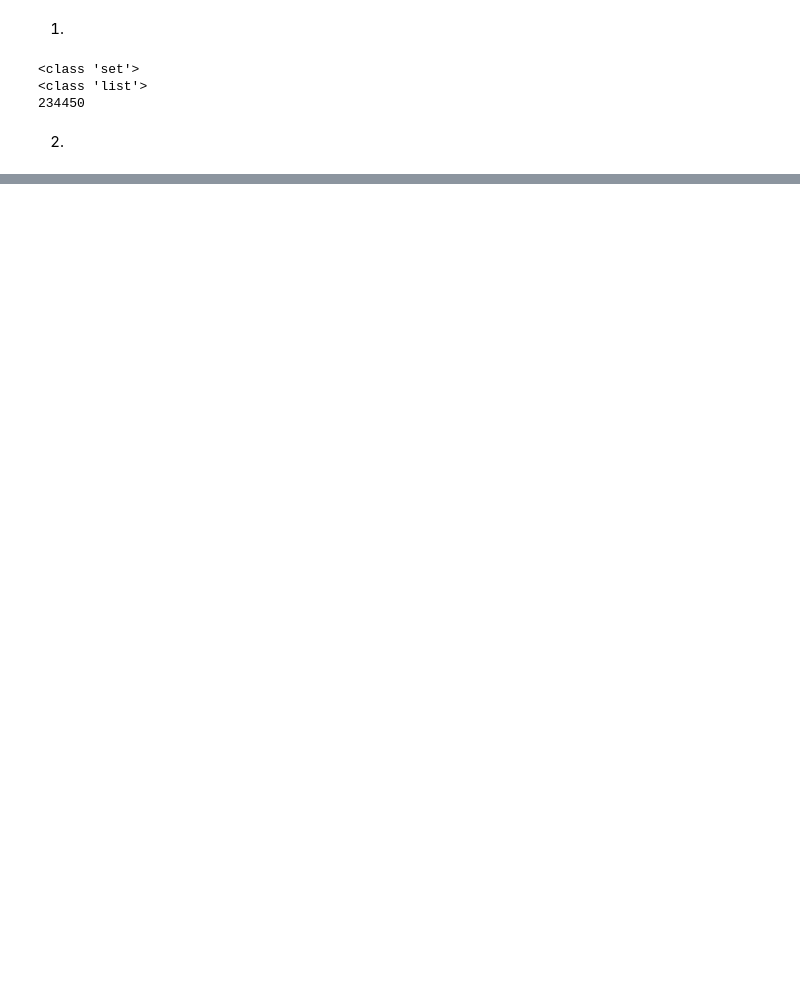
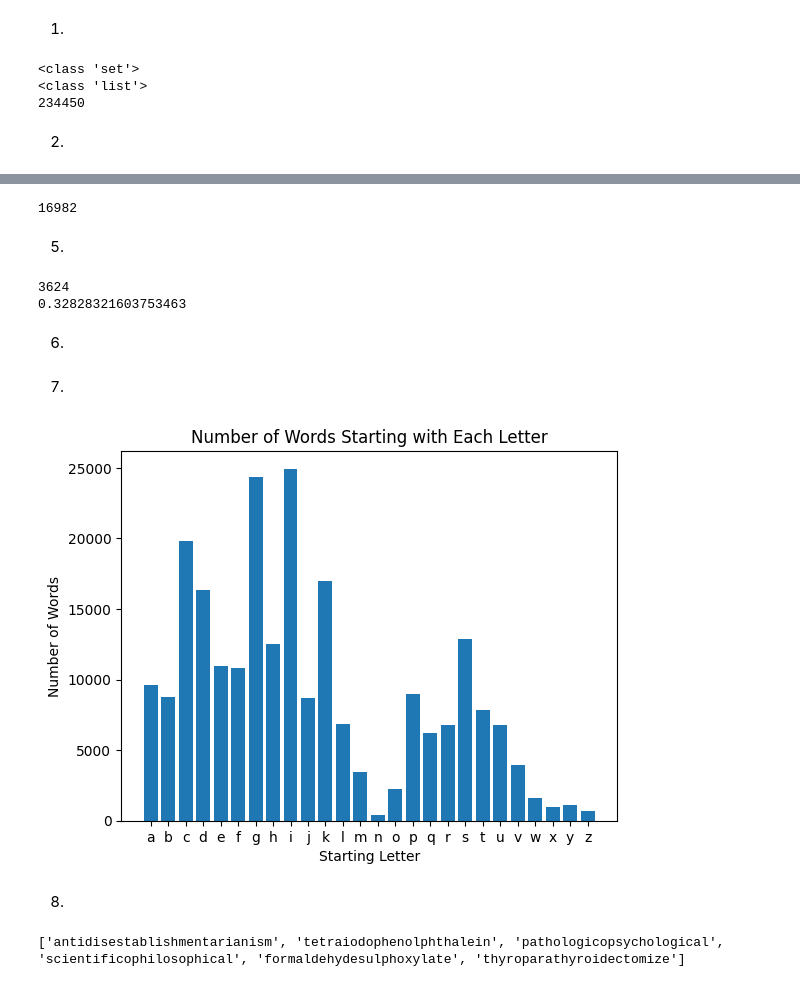
Before and after one commit to paigemb4/DS1002, a Jupyter notebook: words_hw.ipynb, the cells around one changed output, grey strips where cells are left out. Saved outputs shown, nothing was run; the diff lists cells and outputs as text; code cells hidden in the pictures; blank space fills up the shorter version.

```diff
--- a/words_hw.ipynb
+++ b/words_hw.ipynb
@@ -36,0 +50,30 @@ TypeError: list indices must be integers or slices, not tuple
+# %%
+count = 0
+for word in wordlist:
+  if word.startswith('a'):
+    count += 1
+print(count)
+# %% [output]
+16982
+# %% [markdown]
+5.
+# %%
+#words with q
+count_q = 0
+for word in wordlist:
+  if 'q' in word:
+    count_q += 1
+print(count_q)
+
+#fraction of words without e
+count_not_e = 0
+for word in wordlist:
+  if 'e' not in word:
+    count_not_e +=1
+fraction_not_e = count_not_e / len(wordlist)
+print(fraction_not_e)
+# %% [output]
+3624
+0.32828321603753463
+# %% [markdown]
+6.
@@ -36,0 +91,30 @@ TypeError: list indices must be integers or slices, not tuple
+# %% [markdown]
+7.
+# %%
+import matplotlib.pyplot as plt
+
+wordlist = list(words)
+start_count = {}
+for word in wordlist:
+    first_letter = word[0]
+    start_count[first_letter] = start_count.get(first_letter, 0) + 1
+
+letters = list(start_count.keys())
+counts = list(start_count.values())
+
+letters.sort()
+plt.bar(letters, counts)
+plt.xlabel('Starting Letter')
+plt.ylabel('Number of Words')
+plt.title('Number of Words Starting with Each Letter')
+plt.show()
+# %% [output]
+[figure, added]
+# %% [markdown]
+8.
+# %%
+wordlist_sorted = sorted(wordlist, key=len, reverse=True)
+six_longest_words = wordlist_sorted[:6]
+print(six_longest_words)
+# %% [output]
+['antidisestablishmentarianism', 'tetraiodophenolphthalein', 'pathologicopsychological', 'scientificophilosophical', 'formaldehydesulphoxylate', 'thyroparathyroidectomize']
```
Also changed, not shown: parts of 17 cells of this notebook.
